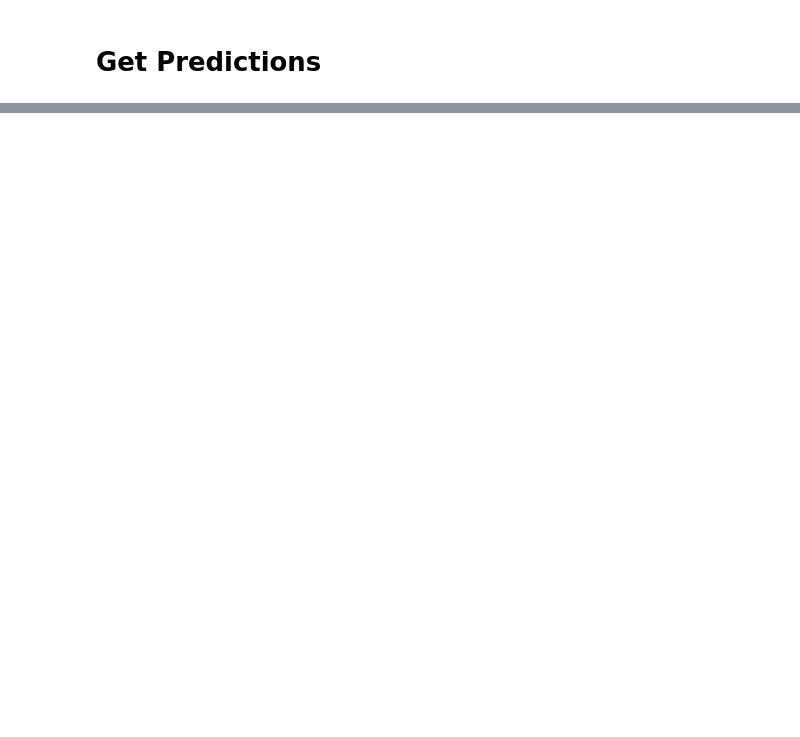
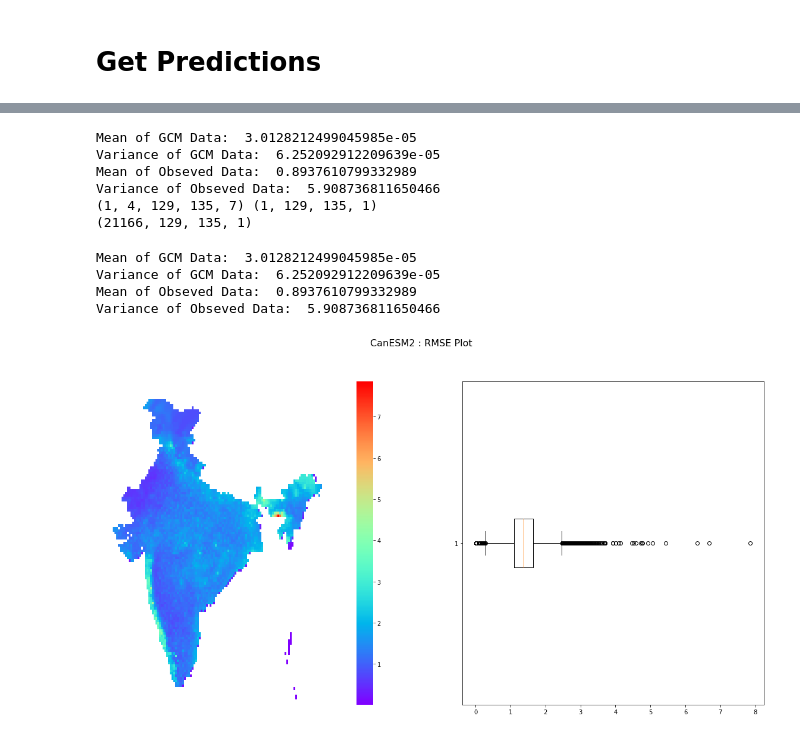
Before and after one commit to dubeysarth/Downscaling_AugmentedConvLSTM, a Jupyter notebook: 04_Testing_Stacks/Testing.ipynb, the cells around one changed output, grey strips where cells are left out. Cells and saved outputs as stored; diff of their text form; code cells hidden in the pictures; blank space fills up the shorter version.

```diff
--- a/04_Testing_Stacks/Testing.ipynb
+++ b/04_Testing_Stacks/Testing.ipynb
@@ -44,3 +100,27 @@ Variance of Obseved Data:  5.908736811650466
+# %%
+'''
+Mean of GCM Data:  3.0128212499045985e-05
+Variance of GCM Data:  6.252092912209639e-05
+Mean of Obseved Data:  0.8937610799332989
+Variance of Obseved Data:  5.908736811650466
+'''
+get_yy_hat('CanESM2', model)
+# %% [output]
+Mean of GCM Data:  3.0128212499045985e-05
+Variance of GCM Data:  6.252092912209639e-05
+Mean of Obseved Data:  0.8937610799332989
+Variance of Obseved Data:  5.908736811650466
+(1, 4, 129, 135, 7) (1, 129, 135, 1)
+(21166, 129, 135, 1)
+# %%
+get_RMSE('CanESM2')
+# plot_RMSE('CanESM2')
+# %% [output]
+Mean of GCM Data:  3.0128212499045985e-05
+Variance of GCM Data:  6.252092912209639e-05
+Mean of Obseved Data:  0.8937610799332989
+Variance of Obseved Data:  5.908736811650466
+[figure, added]
 # %%
 '''
 Mean of GCM Data:  3.342399756531332e-05
```
Also changed, not shown: parts of 15 cells of this notebook, 15 other files.
